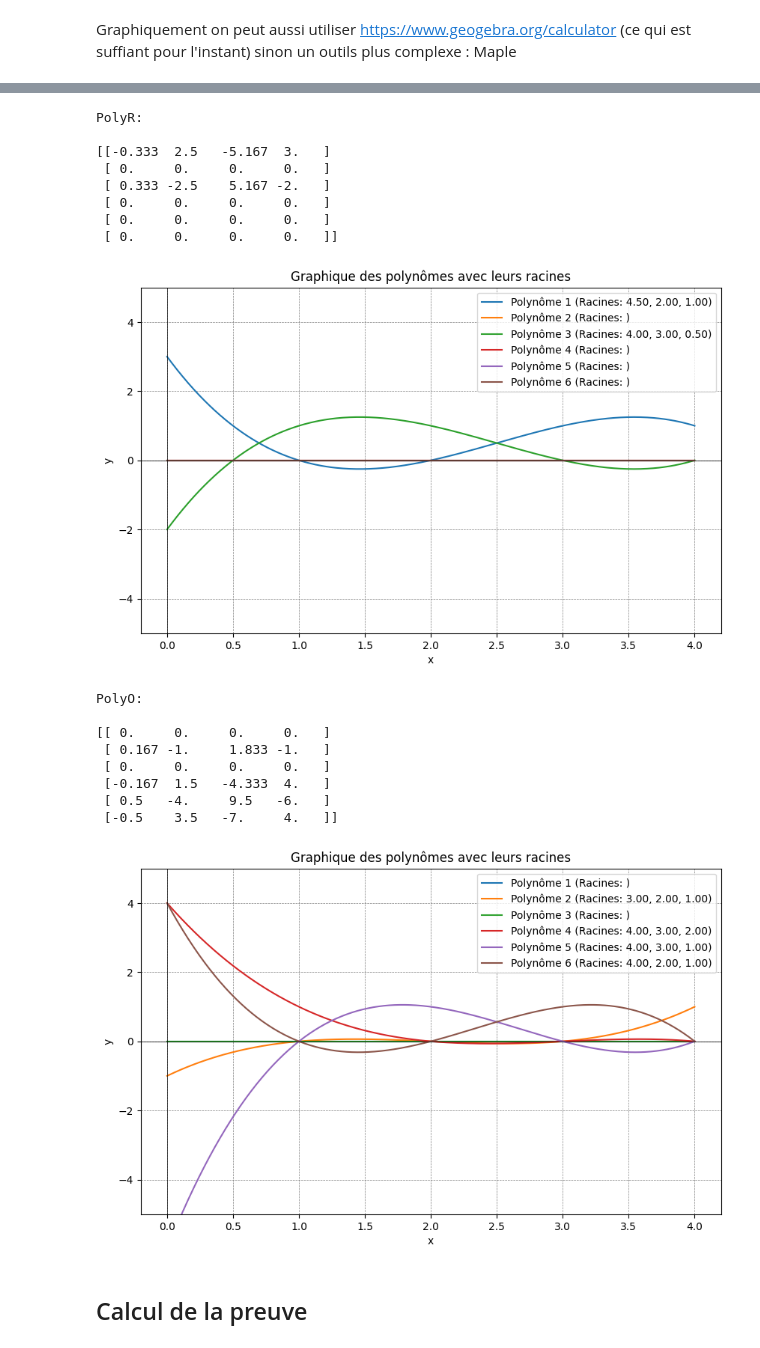
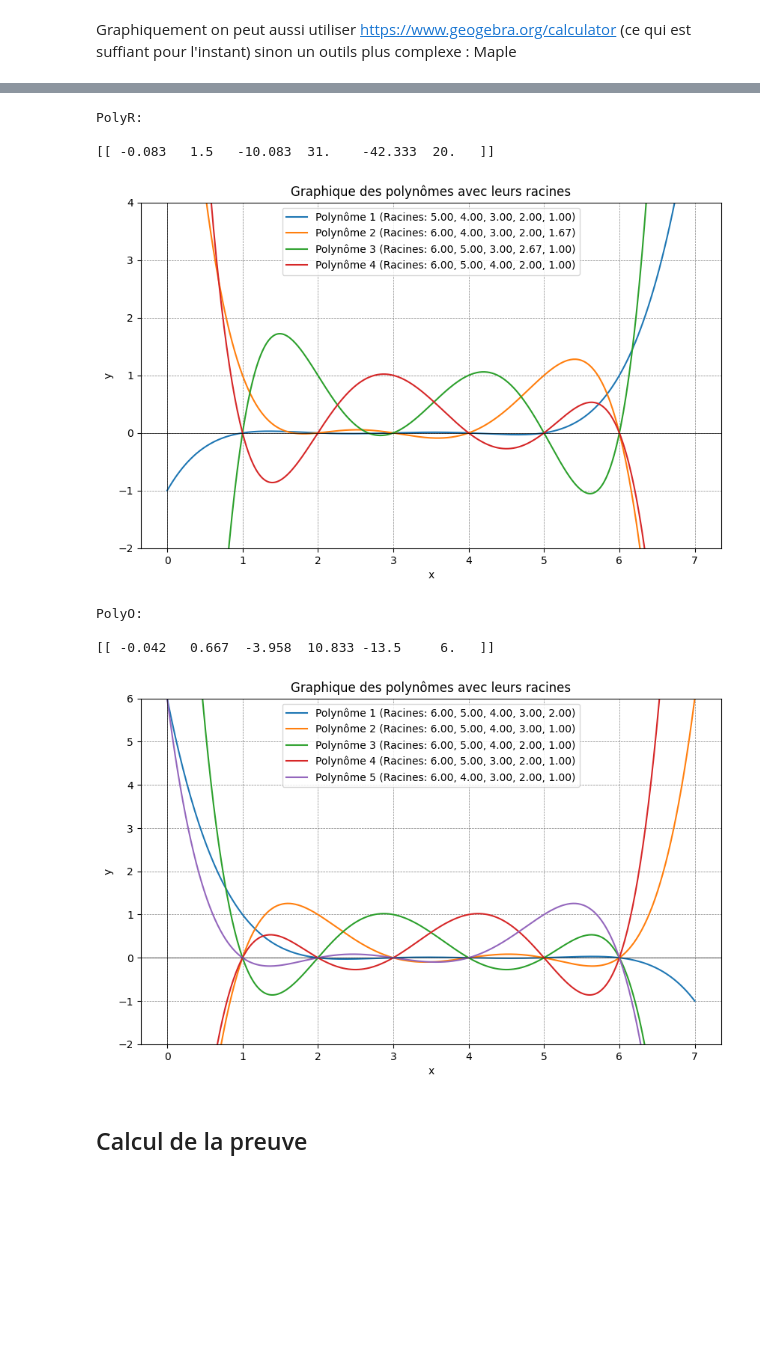
Before and after one commit to baptisteParpette/ZKP-research, a Jupyter notebook: First-ZkSNARK/Snark-R1CStoQAP.ipynb, the cells around one changed output, grey strips where cells are left out. Saved outputs shown, nothing was run; the diff lists cells and outputs as text; code cells hidden in the pictures; blank space fills up the shorter version.

```diff
--- a/First-ZkSNARK/Snark-R1CStoQAP.ipynb
+++ b/First-ZkSNARK/Snark-R1CStoQAP.ipynb
@@ -26,19 +26,19 @@ def transformer_equation(enonce):
 
 
 #Les équations va etre automatique determiné avec votre input (Polynome)
-equations = zk.decompose_polynomial(eq_input)
+# equations = zk.decompose_polynomial(eq_input)
 
 #Voici une méthode rentrer les équations manuellements:
 
 # Pour tester à la main il faut juste copier coller ses équations dans la variable manual_equation en dessus. Sinon laisser vide (manual_equation="").
-manual_equation='''v1 = x * x
+manual_equation='''
+v1 = x * x
 v2 = x * v1
 v3 = 3 * v2
 v4 = 5 * v1
 v5 = 10 * x
-out = v3 + v4 + v5 + 3'''
-
-manual_equation=""
+out = v3 + v4 + v5 + 3
+'''
 
 if manual_equation:
     equations=transformer_equation(manual_equation)
@@ -166,12 +168,17 @@ def afficher_polynome(nom, poly):
 
 
 # Exemple d'utilisation
-afficher_polynome("PolyL", PolyL)
-zk.plot_polynomials(PolyL, [0, 4],[-5, 5]) #zk.plot_polynomials(PolyL, [xmin, xmax],[ymin, ])
+print("-->", At)
+# afficher_polynome("PolyL(0)", [PolyL[0]])
+afficher_polynome("PolyL(7)", [PolyL[7]])
+zk.plot_polynomials([PolyL[0], PolyL[2], PolyL[7]], [0, 8],[-5, 12]) #zk.plot_polynomials(PolyL, [xmin, xmax],[ymin, ])
 
-afficher_polynome("PolyR", PolyR)
-zk.plot_polynomials(PolyR, [0, 4],[-5, 5])
+# afficher_polynome("PolyR", [PolyR[0]])
+afficher_polynome("PolyR", [PolyR[4]])
+zk.plot_polynomials([PolyR[0], PolyR[2], PolyR[3], PolyR[4]], [0, 7],[-2, 4])
 
-afficher_polynome("PolyO", PolyO)
-zk.plot_polynomials(PolyO, [0, 4],[-5, 5])
+afficher_polynome("PolyO", [PolyO[7]])
+zk.plot_polynomials([PolyO[3], PolyO[4], PolyO[5], PolyO[6], PolyO[7]], [0, 7],[-2, 6])
+# afficher_polynome("PolyO", PolyO)
+# zk.plot_polynomials(PolyO, [0, 4],[-5, 5])
 # %% [output]
@@ -187,21 +198,11 @@ PolyL:
 PolyR:
 
-[[-0.333  2.5   -5.167  3.   ]
- [ 0.     0.     0.     0.   ]
- [ 0.333 -2.5    5.167 -2.   ]
- [ 0.     0.     0.     0.   ]
- [ 0.     0.     0.     0.   ]
- [ 0.     0.     0.     0.   ]]
+[[ -0.083   1.5   -10.083  31.    -42.333  20.   ]]
-[figure, old version]
+[figure, new version]
 PolyO:
 
-[[ 0.     0.     0.     0.   ]
- [ 0.167 -1.     1.833 -1.   ]
- [ 0.     0.     0.     0.   ]
- [-0.167  1.5   -4.333  4.   ]
- [ 0.5   -4.     9.5   -6.   ]
- [-0.5    3.5   -7.     4.   ]]
+[[ -0.042   0.667  -3.958  10.833 -13.5     6.   ]]
-[figure, old version]
+[figure, new version]
 # %% [markdown]
 ## Calcul de la preuve
 # %%
```
Also changed, not shown: parts of 7 cells of this notebook, 1 other file.
